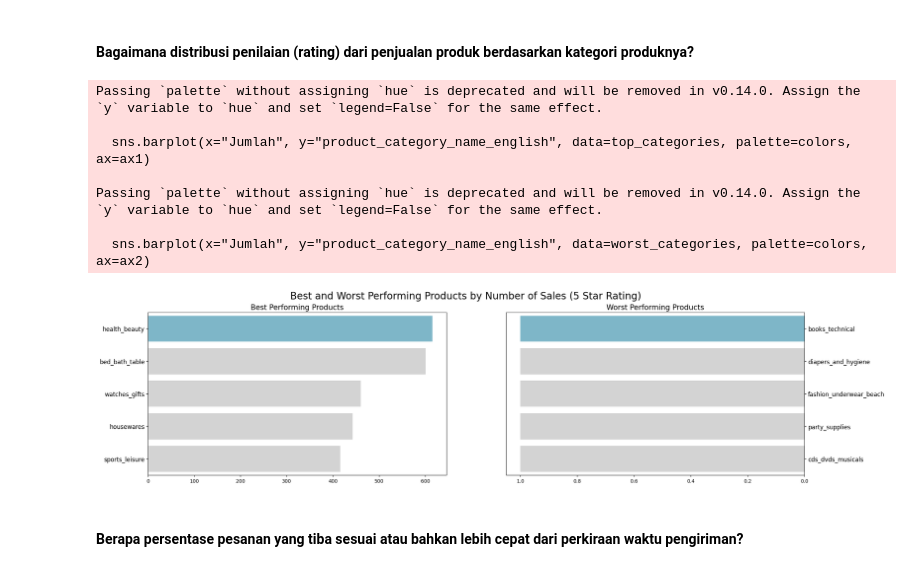
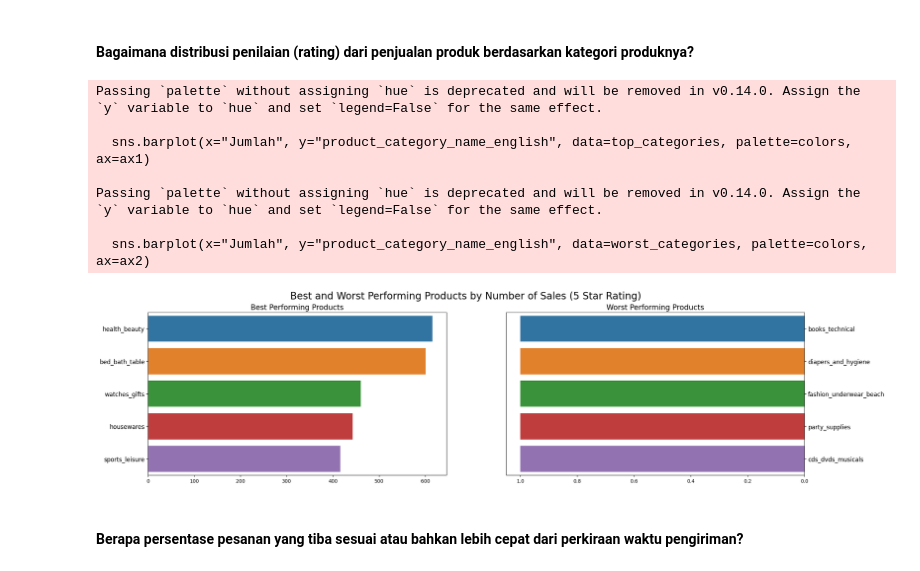
Before and after one commit to diahpitaaa/Proyek_Analisis_Data, a Jupyter notebook: Proyek_Analisis_Data.ipynb, the cells around one changed output. Cells and saved outputs as stored; diff of their text form; code cells hidden in the pictures.

```diff
--- a/Proyek_Analisis_Data.ipynb
+++ b/Proyek_Analisis_Data.ipynb
@@ -829,36 +829,36 @@ worst_categories = sorted_data.tail(5)
 
 # Create the plot
 fig, (ax1, ax2) = plt.subplots(1, 2, figsize=(24, 6))
-colors = ["#72BCD4", "#D3D3D3", "#D3D3D3", "#D3D3D3", "#D3D3D3"]
+colors = ["#1f77b4", "#ff7f0e", "#2ca02c", "#d62728", "#9467bd"]
 
 # Bar plot for the top categories
 sns.barplot(x="Jumlah", y="product_category_name_english", data=top_categories, palette=colors, ax=ax1)
 ax1.set_ylabel(None)
 ax1.set_xlabel(None)
 ax1.set_title("Best Performing Products", loc="center", fontsize=15)
 ax1.tick_params(axis='y', labelsize=12)
 
 # Bar plot for the worst categories
 sns.barplot(x="Jumlah", y="product_category_name_english", data=worst_categories, palette=colors, ax=ax2)
 ax2.set_ylabel(None)
 ax2.set_xlabel(None)
 ax2.invert_xaxis()
 ax2.yaxis.set_label_position("right")
 ax2.yaxis.tick_right()
 ax2.set_title("Worst Performing Products", loc="center", fontsize=15)
 ax2.tick_params(axis='y', labelsize=12)
 
 plt.suptitle("Best and Worst Performing Products by Number of Sales (5 Star Rating)", fontsize=20)
 plt.show()
 # %% [output]
 Passing `palette` without assigning `hue` is deprecated and will be removed in v0.14.0. Assign the `y` variable to `hue` and set `legend=False` for the same effect.
 
   sns.barplot(x="Jumlah", y="product_category_name_english", data=top_categories, palette=colors, ax=ax1)
 
 Passing `palette` without assigning `hue` is deprecated and will be removed in v0.14.0. Assign the `y` variable to `hue` and set `legend=False` for the same effect.
 
   sns.barplot(x="Jumlah", y="product_category_name_english", data=worst_categories, palette=colors, ax=ax2)
-[figure, old version]
+[figure, new version]
 # %% [markdown]
 #### Berapa persentase pesanan yang tiba sesuai atau bahkan lebih cepat dari perkiraan waktu pengiriman?
 # %%
```
Also changed, not shown: parts of 3 cells of this notebook, 2 other files.
